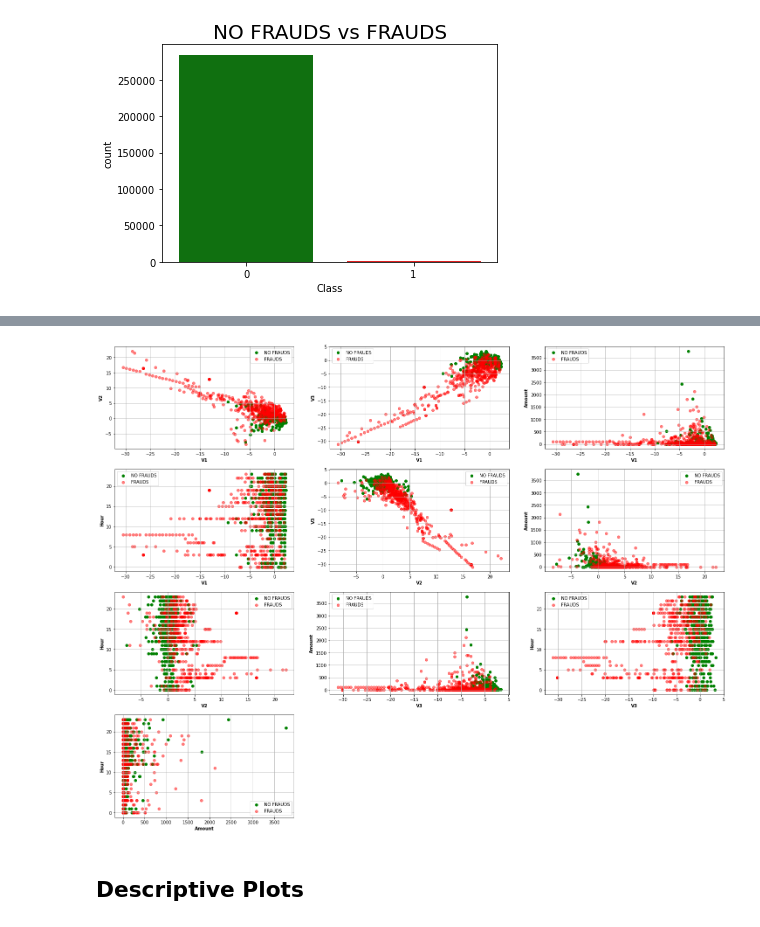
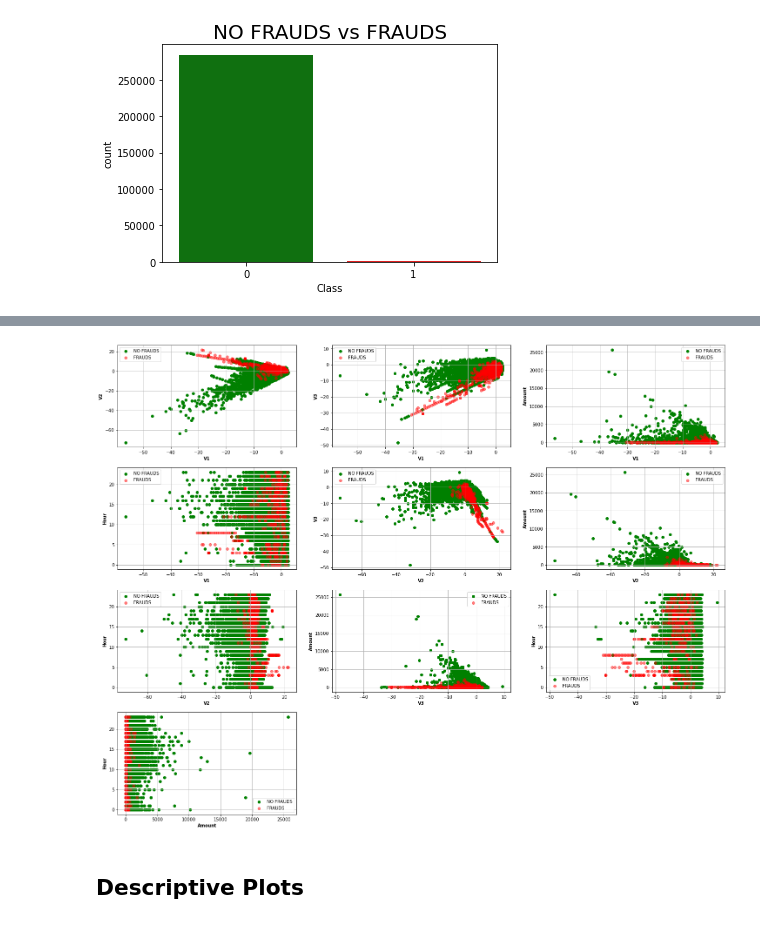
Before and after one commit to pierpaolododorico/credit_cart_frauds, a Jupyter notebook: notebooks/preprocessiong copy.ipynb, the cells around one changed output, grey strips where cells are left out. Saved outputs shown, nothing was run; the diff lists cells and outputs as text; code cells hidden in the pictures.

```diff
--- a/notebooks/preprocessiong copy.ipynb
+++ b/notebooks/preprocessiong copy.ipynb
@@ -105,18 +99,18 @@ plt.show()
 # %%
 plt.figure(figsize=(25, 25))
 for idx, feat in enumerate(list(combinations(['V1','V2','V3','Amount','Hour'],2))):
   plt.subplot(5, 3 , idx + 1)
-  plt.scatter(new_df[new_df['Class']==0][feat[0]], new_df[new_df['Class']==0][feat[1]],
+  plt.scatter(df[df['Class']==0][feat[0]], df[df['Class']==0][feat[1]],
   marker='o', color='green', alpha=1, label='NO FRAUDS')
-  plt.scatter(new_df[new_df['Class']==1][feat[0]], new_df[new_df['Class']==1][feat[1]],
+  plt.scatter(df[df['Class']==1][feat[0]], df[df['Class']==1][feat[1]],
   marker='o', color='red', alpha=0.5, label='FRAUDS')
   plt.xlabel(feat[0], fontweight='bold')
   plt.ylabel(feat[1], fontweight='bold')
   plt.grid(True)
   plt.legend()
 plt.show()
 # %% [output]
-[figure, old version]
+[figure, new version]
 # %% [markdown]
 ## Descriptive Plots
 # %%
```
Also changed, not shown: parts of 8 cells of this notebook.
